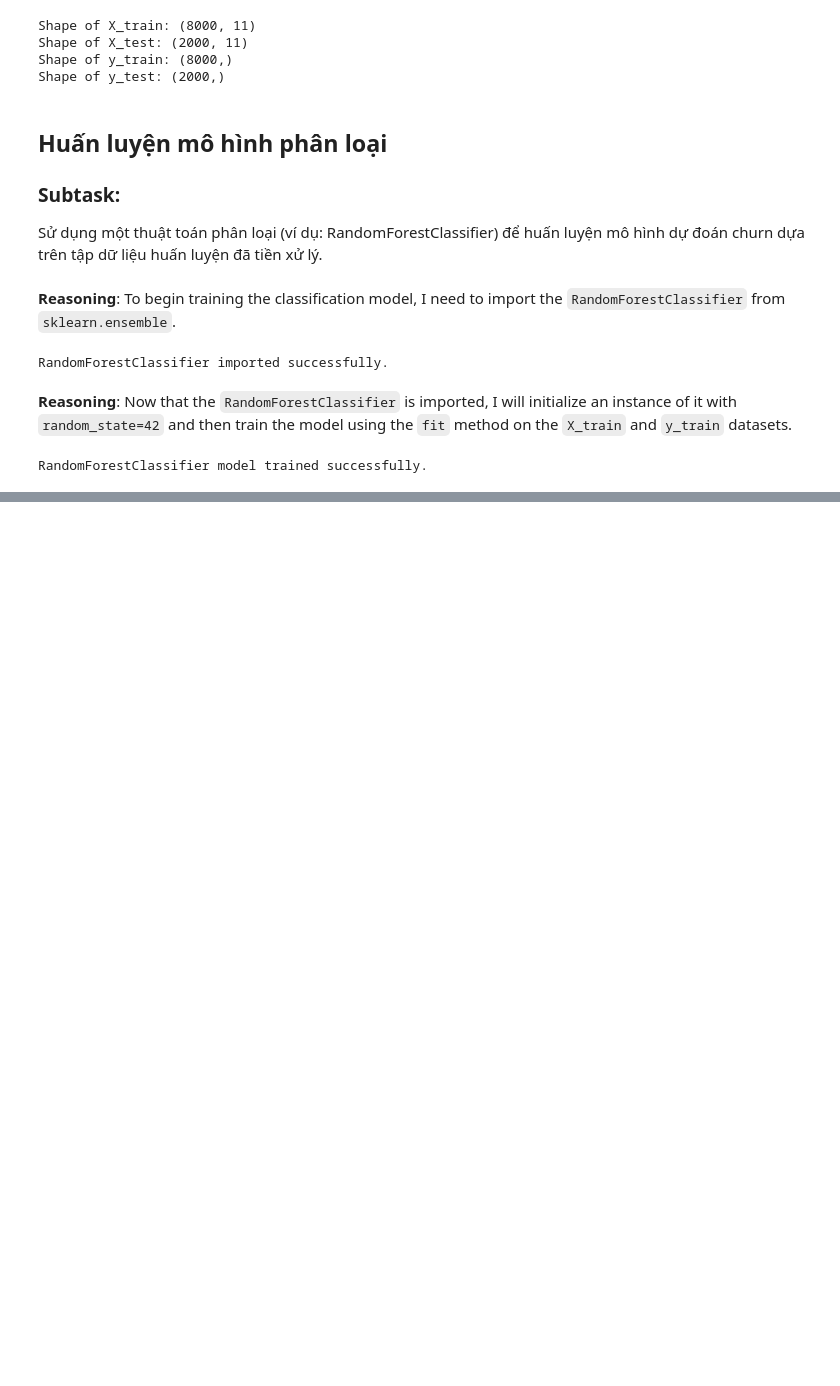
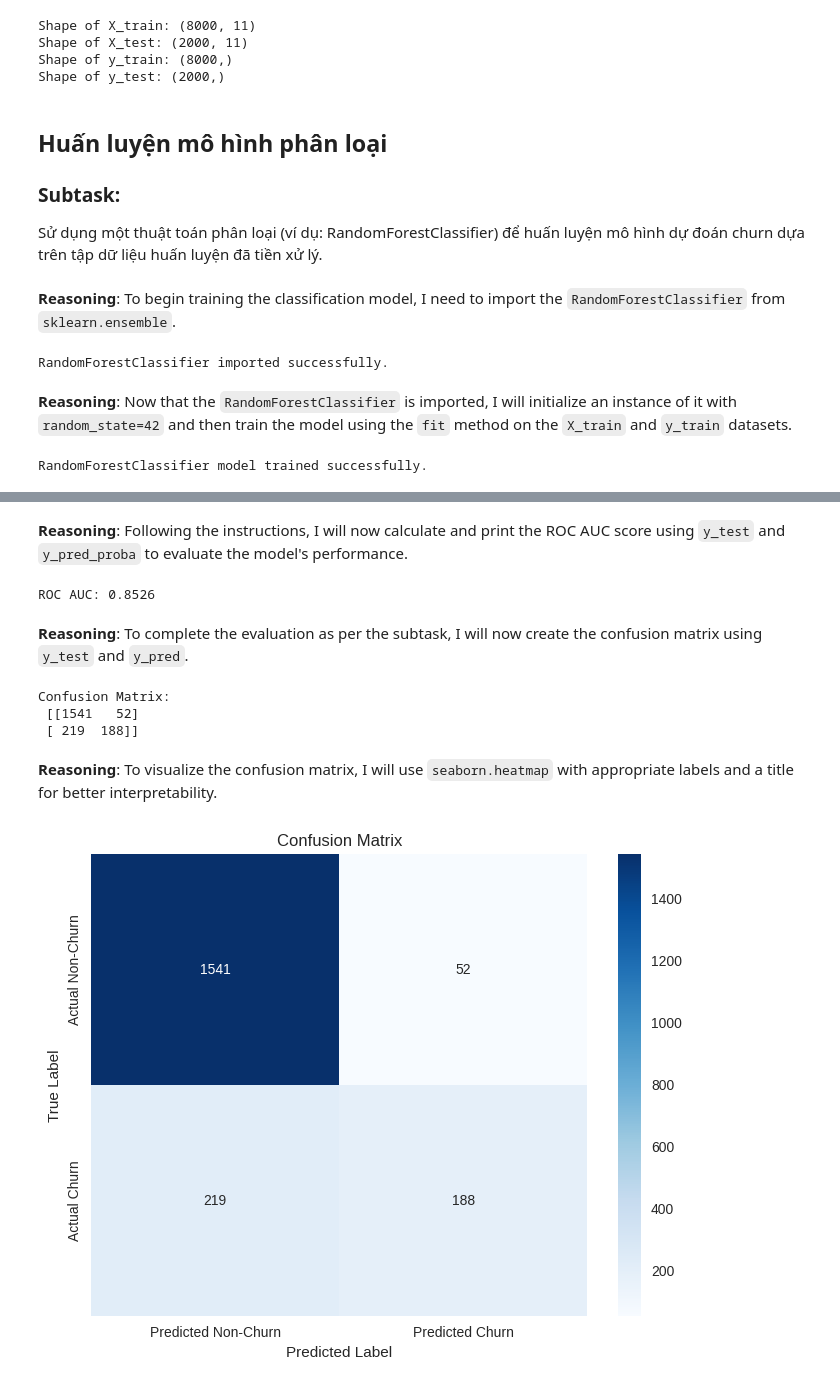
Before and after one commit to tranly-dev/Banking-operation-SQL, a Jupyter notebook: Customer-churn-prediction./notebooks/customer_bankingchurn.ipynb, the cells around one changed output, grey strips where cells are left out. Cells and saved outputs as stored; diff of their text form; code cells hidden in the pictures; blank space fills up the shorter version.

```diff
--- a/Customer-churn-prediction./notebooks/customer_bankingchurn.ipynb
+++ b/Customer-churn-prediction./notebooks/customer_bankingchurn.ipynb
@@ -296,0 +305,5 @@ RandomForestClassifier model trained successfully.
+# %%
+y_pred = model.predict(X_test)
+y_pred_proba = model.predict_proba(X_test)[:, 1]
+
+print("Predictions generated successfully.")
@@ -296,0 +339,32 @@ RandomForestClassifier model trained successfully.
+# %% [markdown]
+**Reasoning**:
+Following the instructions, I will now calculate and print the ROC AUC score using `y_test` and `y_pred_proba` to evaluate the model's performance.
+# %%
+roc_auc = roc_auc_score(y_test, y_pred_proba)
+print(f"ROC AUC: {roc_auc:.4f}")
+# %% [output]
+ROC AUC: 0.8526
+# %% [markdown]
+**Reasoning**:
+To complete the evaluation as per the subtask, I will now create the confusion matrix using `y_test` and `y_pred`.
+# %%
+cm = confusion_matrix(y_test, y_pred)
+print("Confusion Matrix:\n", cm)
+# %% [output]
+Confusion Matrix:
+ [[1541   52]
+ [ 219  188]]
+# %% [markdown]
+**Reasoning**:
+To visualize the confusion matrix, I will use `seaborn.heatmap` with appropriate labels and a title for better interpretability.
+# %%
+plt.figure(figsize=(8, 6))
+sns.heatmap(cm, annot=True, fmt='d', cmap='Blues',
+            xticklabels=['Predicted Non-Churn', 'Predicted Churn'],
+            yticklabels=['Actual Non-Churn', 'Actual Churn'])
+plt.xlabel('Predicted Label')
+plt.ylabel('True Label')
+plt.title('Confusion Matrix')
+plt.show()
+# %% [output]
+[figure, added]
```
Also changed, not shown: parts of 9 cells of this notebook.
